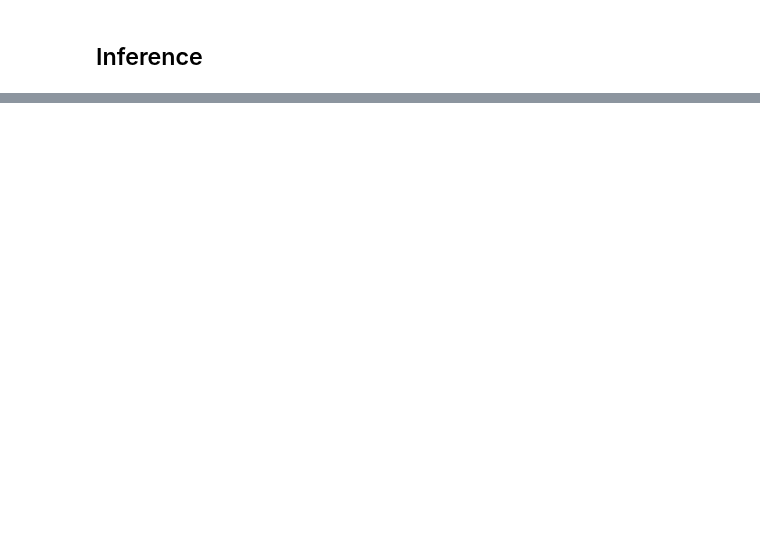
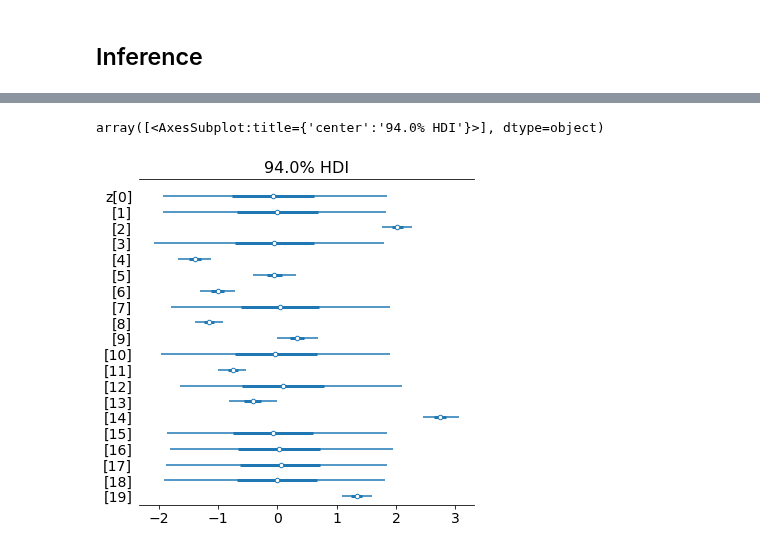
Before and after one commit to drclab/GP_VAE, a Jupyter notebook: drclab/vae.ipynb, the cells around one changed output, grey strips where cells are left out. Cells and saved outputs as stored; diff of their text form; code cells hidden in the pictures; blank space fills up the shorter version.

```diff
--- a/drclab/vae.ipynb
+++ b/drclab/vae.ipynb
@@ -243,0 +341,5 @@ array([ 1.13597143,  0.85712347,  0.66362773,  0.57750194,  0.59688305,
+# %%
+az.plot_forest(fit, var_names="z", combined=True)
+# %% [output]
+array([<AxesSubplot:title={'center':'94.0% HDI'}>], dtype=object)
+[figure, added]
```
Also changed, not shown: parts of 27 cells of this notebook, 3 other files.
